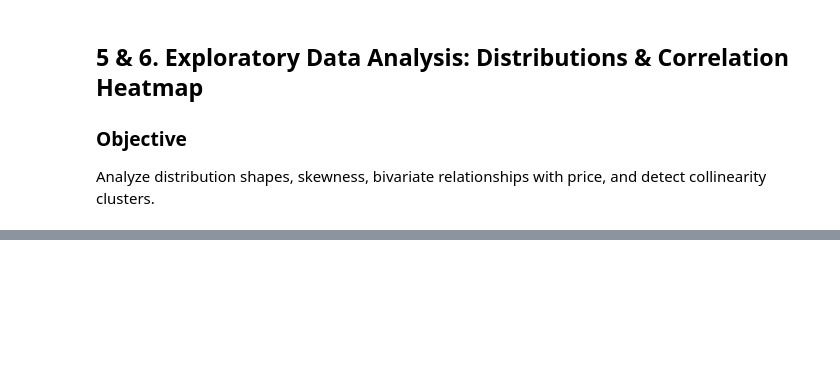
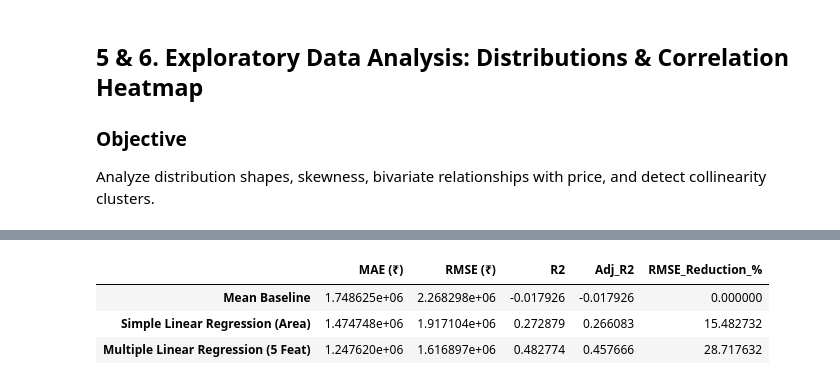
Before and after one commit to maddrghule22/Activity1-Multiple-Linear-Regression-AD3158, a Jupyter notebook: Activity1_Multiple_Linear_Regression.ipynb, the cells around one changed output, grey strips where cells are left out. Saved outputs shown, nothing was run; the diff lists cells and outputs as text; code cells hidden in the pictures; blank space fills up the shorter version.

```diff
--- a/Activity1_Multiple_Linear_Regression.ipynb
+++ b/Activity1_Multiple_Linear_Regression.ipynb
@@ -572,0 +263,17 @@ $$\begin{aligned}
+# %%
+num_features = ['area', 'bedrooms', 'bathrooms', 'property_age', 'parking']
+X = df[num_features]
+y = df['price']
+
+X_train, X_test, y_train, y_test = train_test_split(X, y, test_size=0.20, random_state=42)
+
+# Simple Linear Regression (Area)
+slr_model = LinearRegression().fit(X_train[['area']], y_train)
+
+# Multiple Linear Regression (5 features)
+mlr_model = LinearRegression().fit(X_train, y_train)
+
+print(f"MLR Intercept (beta_0): ₹{mlr_model.intercept_:,.2f}")
+print("MLR Raw Slopes:")
+for feat, coef in zip(num_features, mlr_model.coef_):
+    print(f"  - {feat:15s}: ₹{coef:12,.2f}")
@@ -572,0 +334,30 @@ $$\begin{aligned}
+# %%
+def evaluate_model(y_true, y_pred, p=1):
+    n = len(y_true)
+    mae = mean_absolute_error(y_true, y_pred)
+    mse = mean_squared_error(y_true, y_pred)
+    rmse = np.sqrt(mse)
+    r2 = r2_score(y_true, y_pred)
+    adj_r2 = 1.0 - ((1.0 - r2) * (n - 1) / (n - p - 1)) if n - p - 1 > 0 else r2
+    return {'MAE (₹)': mae, 'RMSE (₹)': rmse, 'R2': r2, 'Adj_R2': adj_r2}
+
+# Baseline
+y_base = np.full(len(y_test), y_train.mean())
+base_res = evaluate_model(y_test, y_base, p=0)
+
+# SLR
+y_slr = slr_model.predict(X_test[['area']])
+slr_res = evaluate_model(y_test, y_slr, p=1)
+
+# MLR
+y_mlr = mlr_model.predict(X_test)
+mlr_res = evaluate_model(y_test, y_mlr, p=X_test.shape[1])
+
+comparison = pd.DataFrame([base_res, slr_res, mlr_res], index=['Mean Baseline', 'Simple Linear Regression (Area)', 'Multiple Linear Regression (5 Feat)'])
+comparison['RMSE_Reduction_%'] = (1 - comparison['RMSE (₹)'] / base_res['RMSE (₹)']) * 100
+comparison
+# %% [output]
+|  | MAE (₹) | RMSE (₹) | R2 | Adj_R2 | RMSE_Reduction_% |
+| Mean Baseline | 1.748625e+06 | 2.268298e+06 | -0.017926 | -0.017926 | 0.000000 |
+| Simple Linear Regression (Area) | 1.474748e+06 | 1.917104e+06 | 0.272879 | 0.266083 | 15.482732 |
+| Multiple Linear Regression (5 Feat) | 1.247620e+06 | 1.616897e+06 | 0.482774 | 0.457666 | 28.717632 |
```
Also changed, not shown: parts of 45 cells of this notebook, 8 other files.
